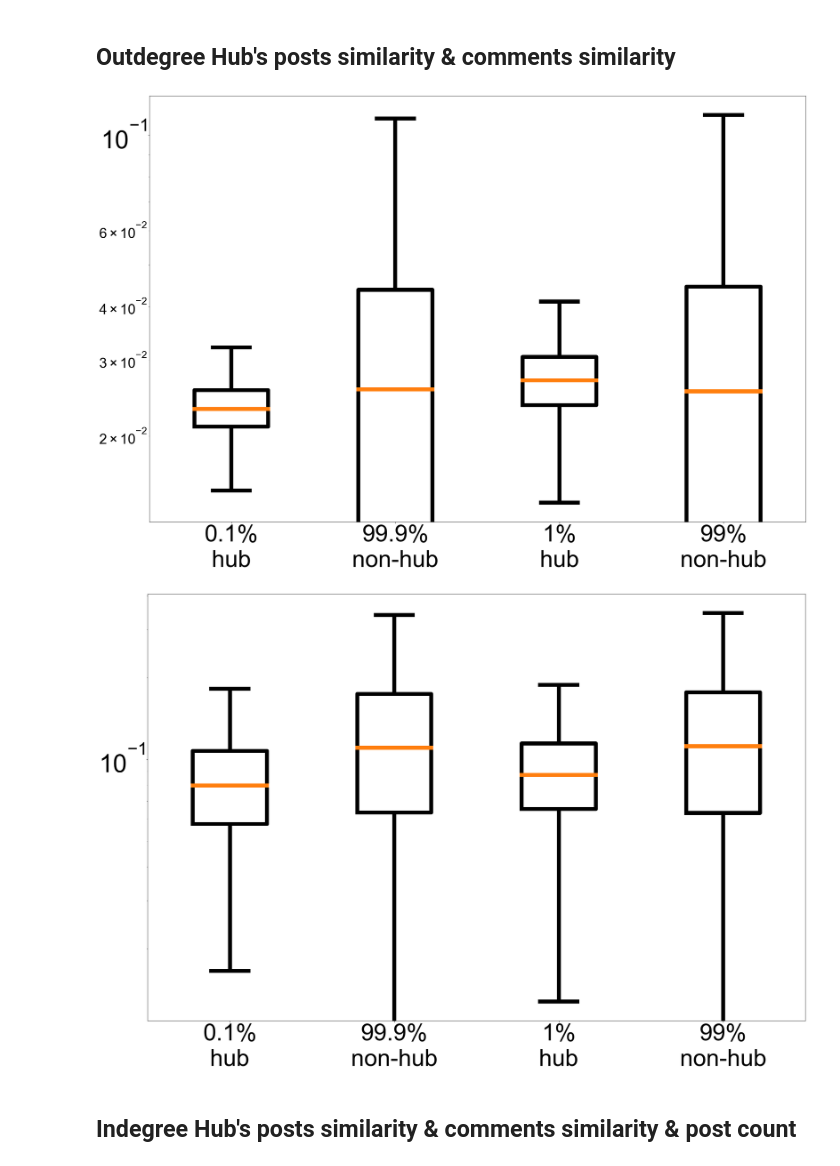
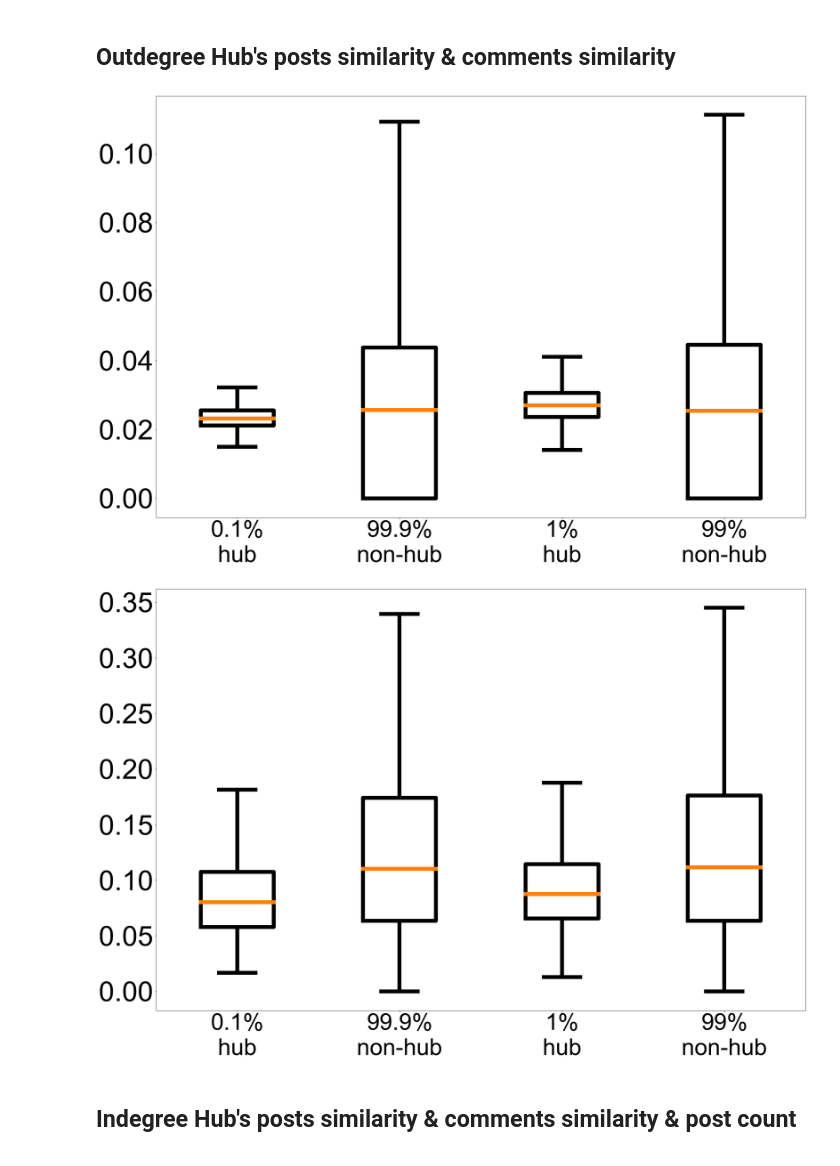
Before and after one commit to tr0up2r/plotting-and-graph-analysis, a Jupyter notebook: boxplot.ipynb, the cells around one changed output. Drawn from its saved outputs; the diff is of its cells as text; code cells hidden in the pictures.

```diff
--- a/boxplot.ipynb
+++ b/boxplot.ipynb
@@ -11,9 +12,13 @@ import matplotlib.patches as mpatches
 # font 설정.
 plt.rcParams.update({'font.family':'Arial'})
 # %%
-def draw_boxplot_for_hub(result_list, title, xlabel, ylabel, xlist, xticks_fontsize, yticks_fontsize, median_color='#ff7f0e'):
+def draw_boxplot_for_hub(result_list, title, xlabel, ylabel, xlist, xticks_fontsize, yticks_fontsize, median_color='#ff7f0e', log_scale=True):
     if median_color == 'black':
         title = title + '_median_black'
+
+    if not log_scale:
+        title += '_linear'
+
 
     filename = title + '.eps'
 
@@ -27,7 +32,9 @@ def draw_boxplot_for_hub(result_list, title, xlabel, ylabel, xlist, xticks_fonts
     plt.xticks(xlist, xlabel, fontsize=xticks_fontsize)
     plt.yticks(fontsize=yticks_fontsize)
     # plt.ylabel(ylabel, fontsize=40)
-    plt.yscale('log')
+
+    if log_scale:
+        plt.yscale('log')
     # plt.title(title, fontsize=30)
 
     plt.savefig(f"/home/mykim/source/plotting-and-graph-analysis/eps/{filename}", format='eps', bbox_inches='tight')
@@ -217,9 +230,9 @@ for i in range(4):
     results[i] = results[i].apply(pd.to_numeric, downcast='float')
     result_list.append(list(np.array(results[i]['posts_similarity'].tolist())))
 # %%
-draw_boxplot_for_hub(result_list, "boxplot_posts_similarity_of_outdegree_hub_non_hub", xlabel, 'posts similarity', [1, 2, 3, 4], xticks_fontsize=60, yticks_fontsize=64)
+draw_boxplot_for_hub(result_list, "boxplot_posts_similarity_of_outdegree_hub_non_hub", xlabel, 'posts similarity', [1, 2, 3, 4], xticks_fontsize=60, yticks_fontsize=72, log_scale=False)
 # %% [output]
-[figure, old version]
+[figure, new version]
 # %%
 # pymysql을 이용한 db connection.
 connection = cn.make_connection('connection.csv')
@@ -249,9 +262,9 @@ for i in range(4):
     results[i] = results[i].apply(pd.to_numeric, downcast='float')
     result_list.append(list(np.array(results[i]['comments_similarity'].tolist())))
 # %%
-draw_boxplot_for_hub(result_list, "boxplot_comments_similarity_of_outdegree_hub_non_hub", xlabel, 'comments similarity', [1, 2, 3, 4], xticks_fontsize=60, yticks_fontsize=64)
+draw_boxplot_for_hub(result_list, "boxplot_comments_similarity_of_outdegree_hub_non_hub", xlabel, 'comments similarity', [1, 2, 3, 4], xticks_fontsize=60, yticks_fontsize=72, log_scale=False)
 # %% [output]
-[figure, old version]
+[figure, new version]
 # %% [markdown]
 ## Indegree Hub's posts similarity & comments similarity & post count
 # %%
```
Also changed, not shown: parts of 7 cells of this notebook, 3 other files.
